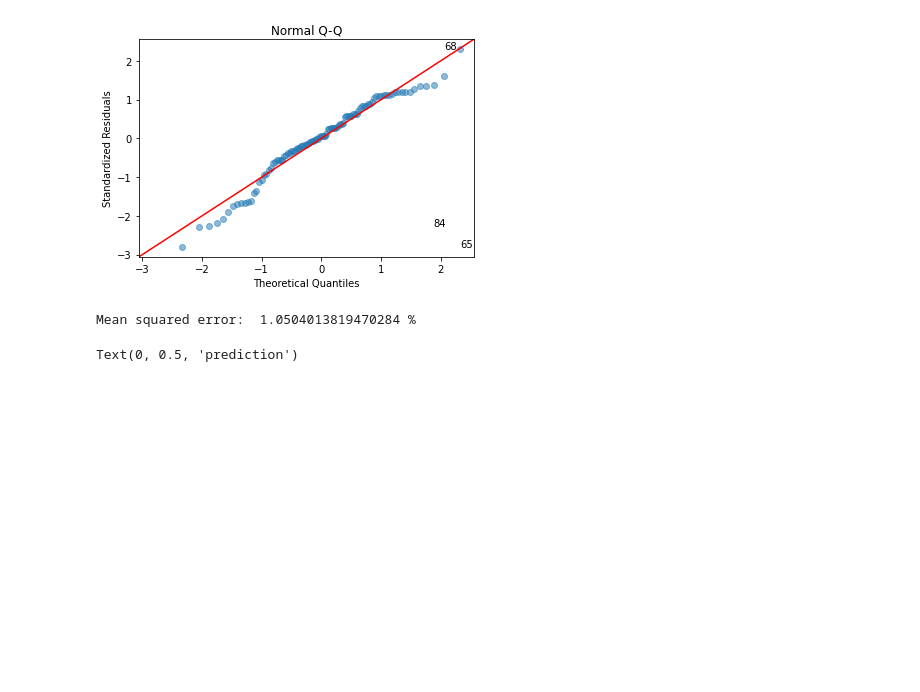
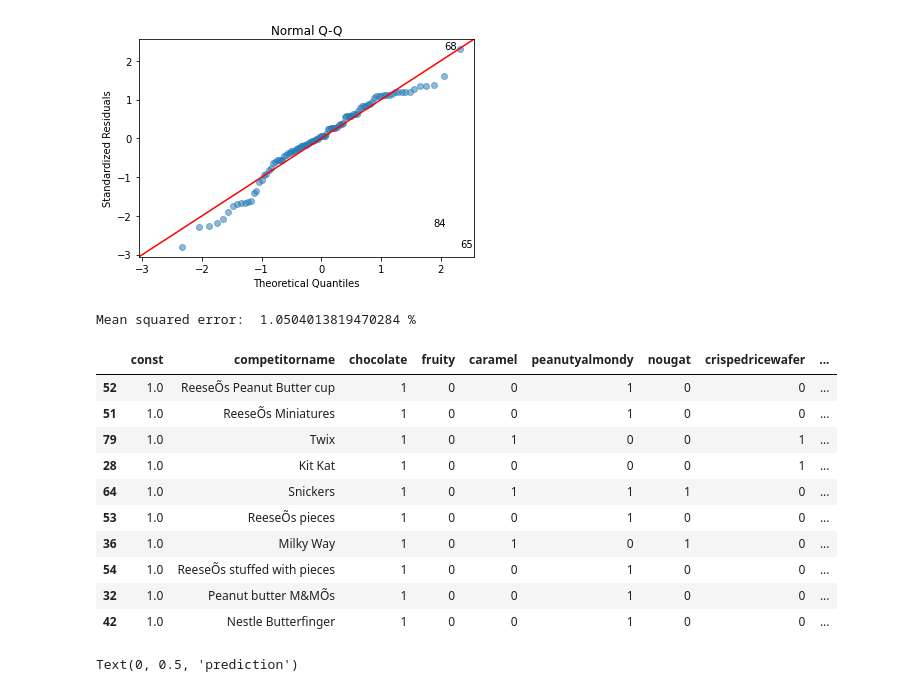
Before and after one commit to lhotaane/Case_study_Lidl, a Jupyter notebook: candy.ipynb, the cells around one changed output. Drawn from its saved outputs; the diff is of its cells as text; code cells hidden in the pictures; blank space fills up the shorter version.

```diff
--- a/candy.ipynb
+++ b/candy.ipynb
@@ -511,6 +512,20 @@ from sklearn.metrics import mean_squared_error
 print('Mean squared error: ', 100*mean_squared_error(df['winpercent'],df['predicted_winpercent']),'%')
 # %% [output]
 Mean squared error:  1.0504013819470284 %
+# %%
+df.sort_values(by='winpercent', ascending=False).head(10)
+# %% [output]
+|  | const | competitorname | chocolate | fruity | caramel | peanutyalmondy | nougat | crispedricewafer | ... |
+| 52 | 1.0 | ReeseÕs Peanut Butter cup | 1 | 0 | 0 | 1 | 0 | 0 | ... |
+| 51 | 1.0 | ReeseÕs Miniatures | 1 | 0 | 0 | 1 | 0 | 0 | ... |
+| 79 | 1.0 | Twix | 1 | 0 | 1 | 0 | 0 | 1 | ... |
+| 28 | 1.0 | Kit Kat | 1 | 0 | 0 | 0 | 0 | 1 | ... |
+| 64 | 1.0 | Snickers | 1 | 0 | 1 | 1 | 1 | 0 | ... |
+| 53 | 1.0 | ReeseÕs pieces | 1 | 0 | 0 | 1 | 0 | 0 | ... |
+| 36 | 1.0 | Milky Way | 1 | 0 | 1 | 0 | 1 | 0 | ... |
+| 54 | 1.0 | ReeseÕs stuffed with pieces | 1 | 0 | 0 | 1 | 0 | 0 | ... |
+| 32 | 1.0 | Peanut butter M&MÕs | 1 | 0 | 0 | 1 | 0 | 0 | ... |
+| 42 | 1.0 | Nestle Butterfinger | 1 | 0 | 0 | 1 | 0 | 0 | ... |
 # %%
 plt.scatter(df['winpercent'],df['predicted_winpercent'])
 plt.xlim((0,1))
```
Also changed, not shown: parts of 16 cells of this notebook, 2 other files.
